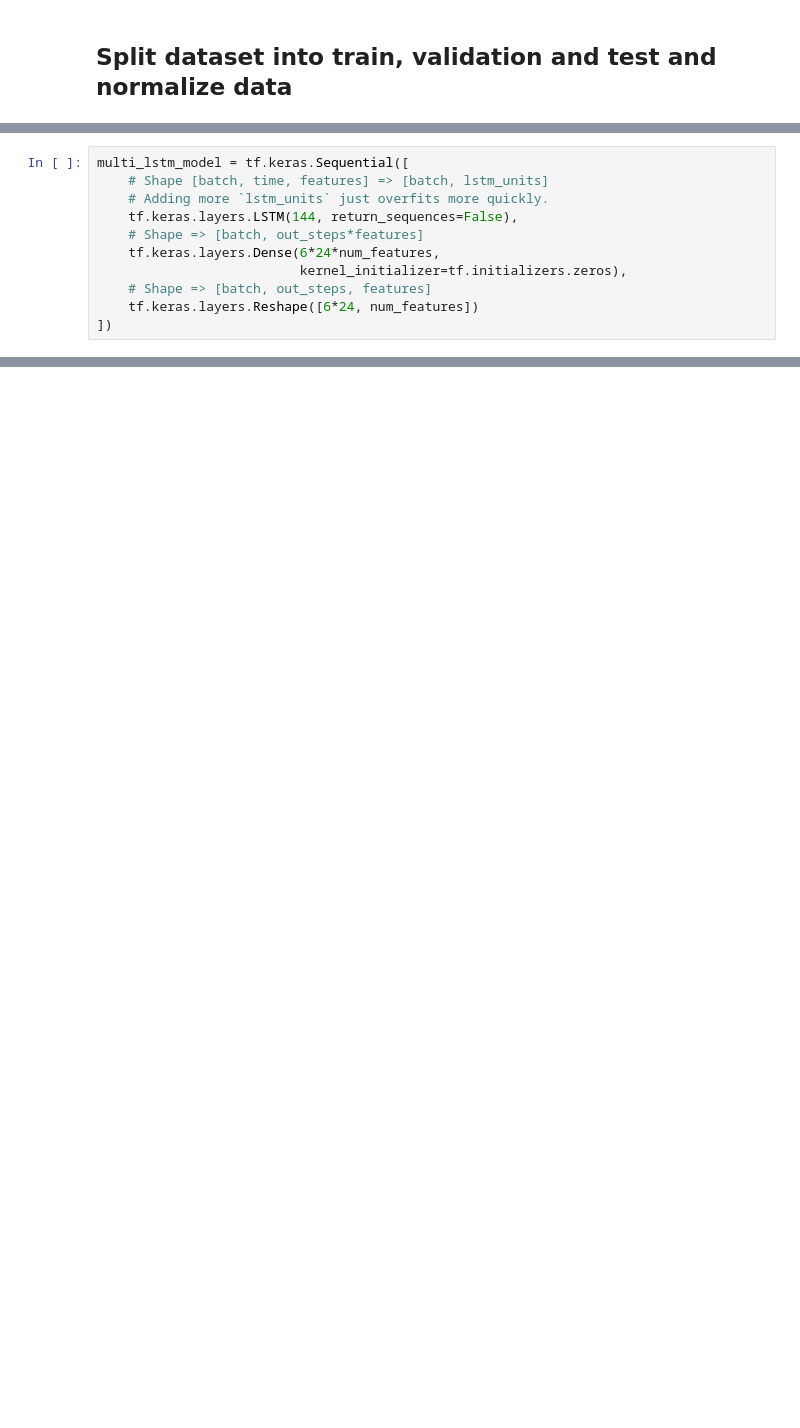
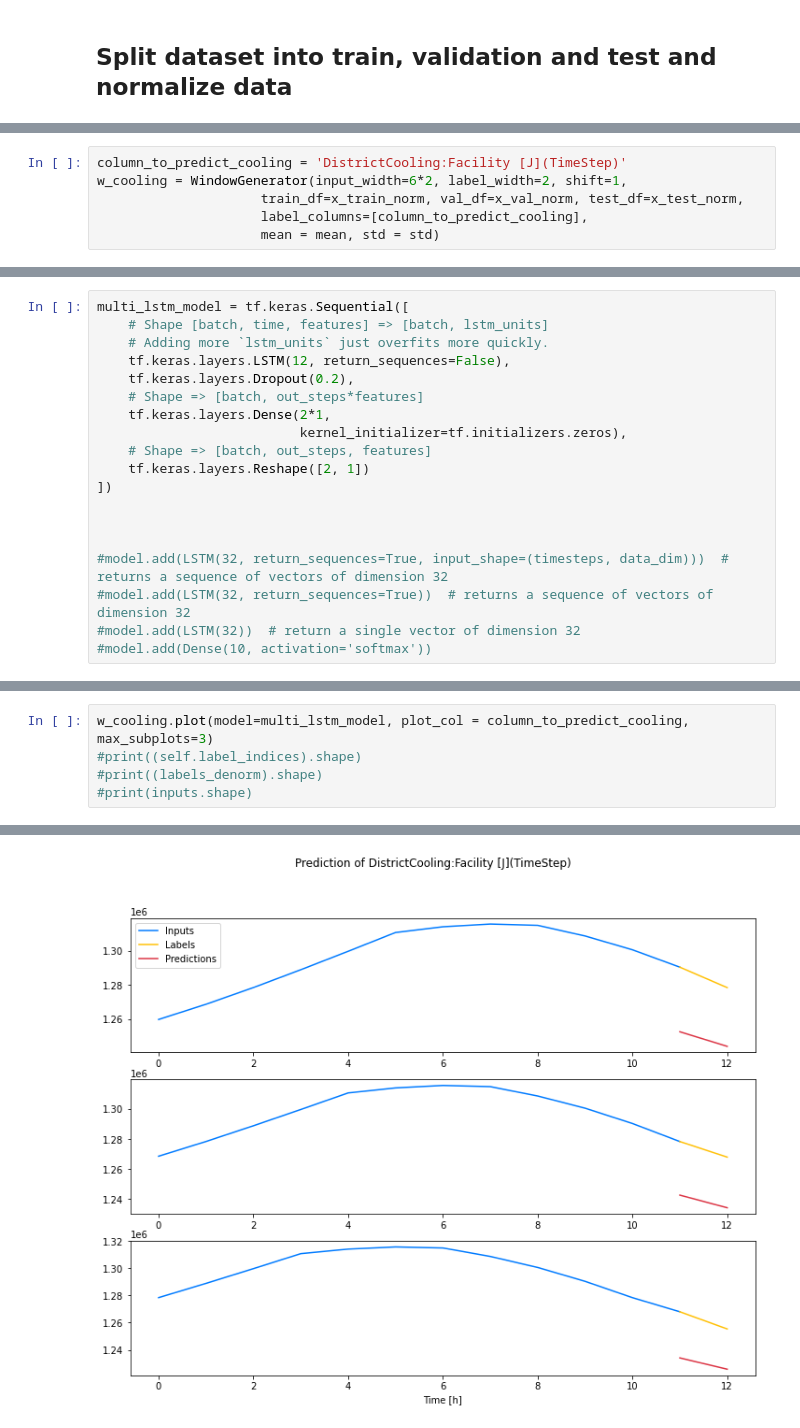
Before and after one commit to bre3760/ictbuilding, a Jupyter notebook: prediction_model/multirnn_v2.ipynb, the cells around one changed output, grey strips where cells are left out. Saved outputs shown, nothing was run; the diff lists cells and outputs as text; blank space fills up the shorter version.

```diff
--- a/prediction_model/multirnn_v2.ipynb
+++ b/prediction_model/multirnn_v2.ipynb
@@ -317,0 +458,6 @@ w1 = WindowGenerator(input_width=6*24, label_width=6*24, shift=6*24,
+# %%
+column_to_predict_cooling = 'DistrictCooling:Facility [J](TimeStep)'
+w_cooling = WindowGenerator(input_width=6*2, label_width=2, shift=1,
+                     train_df=x_train_norm, val_df=x_val_norm, test_df=x_test_norm,
+                     label_columns=[column_to_predict_cooling],
+                     mean = mean, std = std)
@@ -336,10 +494,18 @@ def compile_and_fit(model, window, patience=3):
 multi_lstm_model = tf.keras.Sequential([
     # Shape [batch, time, features] => [batch, lstm_units]
     # Adding more `lstm_units` just overfits more quickly.
-    tf.keras.layers.LSTM(144, return_sequences=False),
+    tf.keras.layers.LSTM(12, return_sequences=False),
+    tf.keras.layers.Dropout(0.2),
     # Shape => [batch, out_steps*features]
-    tf.keras.layers.Dense(6*24*num_features,
+    tf.keras.layers.Dense(2*1,
                           kernel_initializer=tf.initializers.zeros),
     # Shape => [batch, out_steps, features]
-    tf.keras.layers.Reshape([6*24, num_features])
+    tf.keras.layers.Reshape([2, 1])
 ])
+
+
+
+#model.add(LSTM(32, return_sequences=True, input_shape=(timesteps, data_dim)))  # returns a sequence of vectors of dimension 32
+#model.add(LSTM(32, return_sequences=True))  # returns a sequence of vectors of dimension 32
+#model.add(LSTM(32))  # return a single vector of dimension 32
+#model.add(Dense(10, activation='softmax'))
@@ -390,0 +560,6 @@ w1.plot(multi_lstm_model, plot_col = column_to_predict,max_subplots=1)
+# %%
+w_cooling.plot(model=multi_lstm_model, plot_col = column_to_predict_cooling, max_subplots=3)
+#print((self.label_indices).shape)
+#print((labels_denorm).shape)
+#print(inputs.shape)
+# %% [output]
@@ -390,0 +567 @@ w1.plot(multi_lstm_model, plot_col = column_to_predict,max_subplots=1)
+[figure, added]
```
Also changed, not shown: parts of 41 cells of this notebook, 4 other files.
